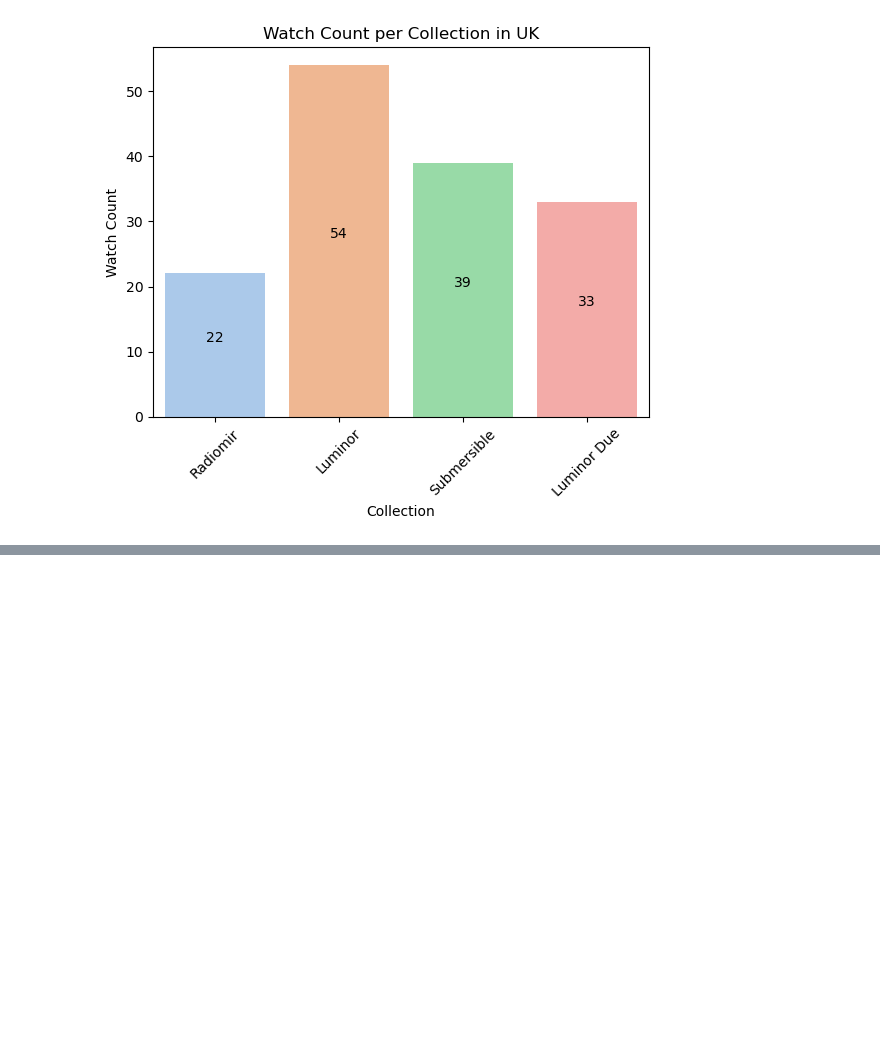
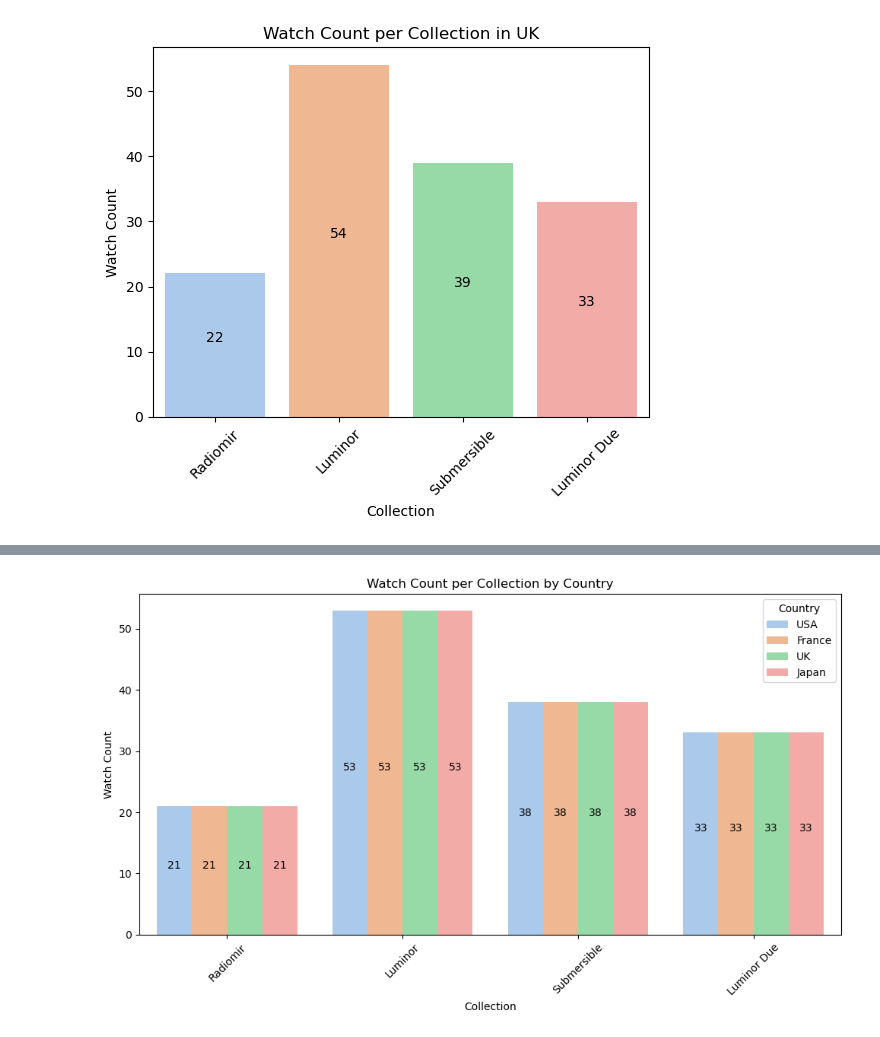
Before and after one commit to Ahak99/Data-Data-Challenge, a Jupyter notebook: notebook/Data&Data - EDA & Business Analysis for Panerai-2025.ipynb, the cells around one changed output, grey strips where cells are left out. Saved outputs shown, nothing was run; the diff lists cells and outputs as text; code cells hidden in the pictures; blank space fills up the shorter version.

```diff
--- a/notebook/Data&Data - EDA & Business Analysis for Panerai-2025.ipynb
+++ b/notebook/Data&Data - EDA & Business Analysis for Panerai-2025.ipynb
@@ -948,0 +517,5 @@ Total of Available products in USA : 99
+# %%
+data_subset = data[["collection", "reference", "price", "currency", "country", "year", "price_USD"]]
+commun_data = data_subset.groupby('reference').filter(
+    lambda group: set(data_subset.country.unique()).issubset(set(group['country']))
+)
@@ -948,0 +546,4 @@ Total of Available products in USA : 99
+# %%
+plot_collection_by_country(commun_data)
+# %% [output]
+[figure, added]
```
Also changed, not shown: parts of 100 cells of this notebook, 3 other files.
